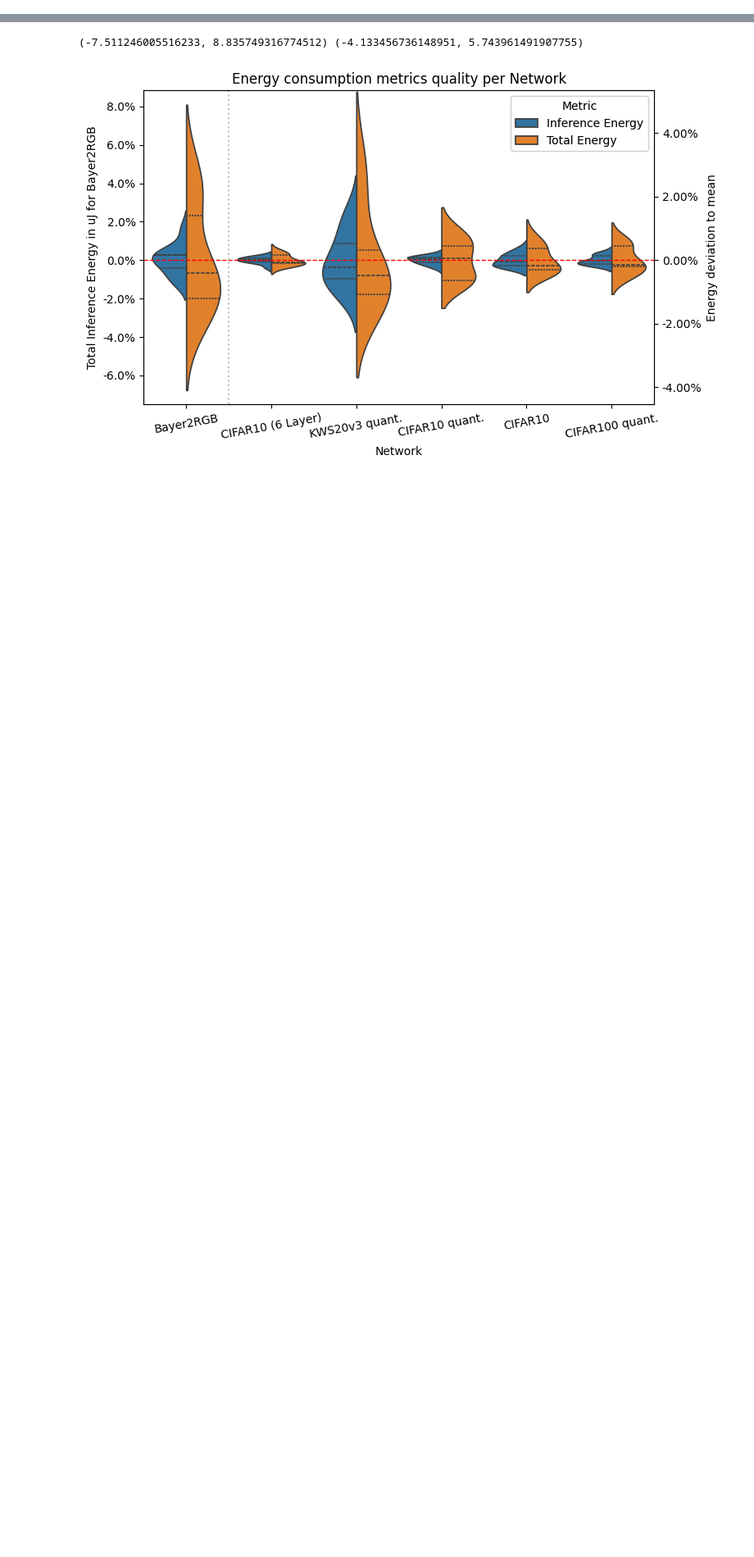
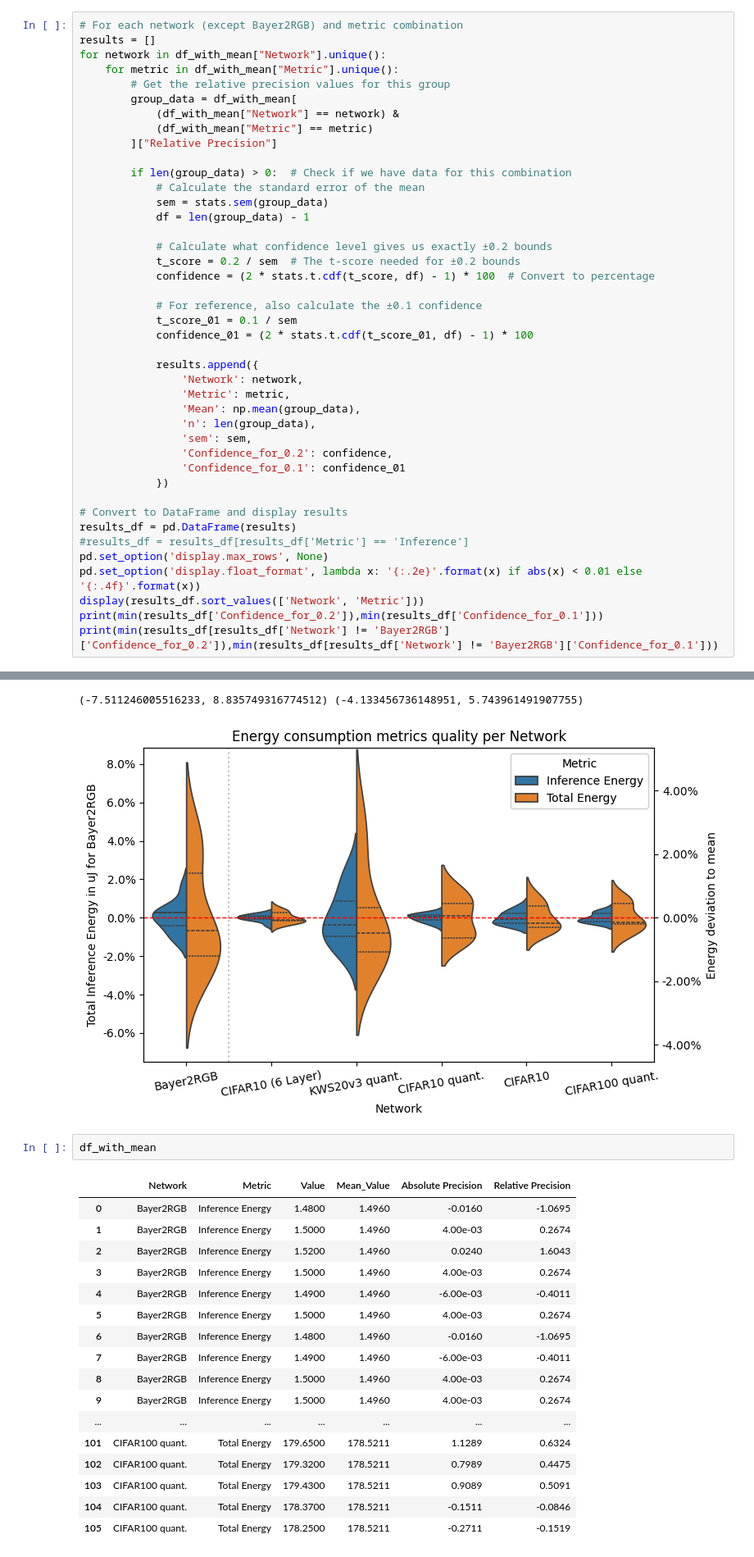
Before and after one commit to ekut-es/netdeployonnx, a Jupyter notebook: netdeployonnx/client/experiment_networks.ipynb, the cells around one changed output, grey strips where cells are left out. Shown at 82% size. Drawn from its saved outputs; the diff is of its cells as text; blank space fills up the shorter version.

```diff
--- a/netdeployonnx/client/experiment_networks.ipynb
+++ b/netdeployonnx/client/experiment_networks.ipynb
@@ -332,3 +332,45 @@ fig.savefig(figures_path / "05_repetition_metrics_per_network_accuracy.pdf", for
 _child0
 _child4
 [figure]
+# %%
+# For each network (except Bayer2RGB) and metric combination
+results = []
+for network in df_with_mean["Network"].unique():
+    for metric in df_with_mean["Metric"].unique():
+        # Get the relative precision values for this group
+        group_data = df_with_mean[
+            (df_with_mean["Network"] == network) &
+            (df_with_mean["Metric"] == metric)
+        ]["Relative Precision"]
+
+        if len(group_data) > 0:  # Check if we have data for this combination
+            # Calculate the standard error of the mean
+            sem = stats.sem(group_data)
+            df = len(group_data) - 1
+
+            # Calculate what confidence level gives us exactly ±0.2 bounds
+            t_score = 0.2 / sem  # The t-score needed for ±0.2 bounds
+            confidence = (2 * stats.t.cdf(t_score, df) - 1) * 100  # Convert to percentage
+
+            # For reference, also calculate the ±0.1 confidence
+            t_score_01 = 0.1 / sem
+            confidence_01 = (2 * stats.t.cdf(t_score_01, df) - 1) * 100
+
+            results.append({
+                'Network': network,
+                'Metric': metric,
+                'Mean': np.mean(group_data),
+                'n': len(group_data),
+                'sem': sem,
+                'Confidence_for_0.2': confidence,
+                'Confidence_for_0.1': confidence_01
+            })
+
+# Convert to DataFrame and display results
+results_df = pd.DataFrame(results)
+#results_df = results_df[results_df['Metric'] == 'Inference']
+pd.set_option('display.max_rows', None)
+pd.set_option('display.float_format', lambda x: '{:.2e}'.format(x) if abs(x) < 0.01 else '{:.4f}'.format(x))
+display(results_df.sort_values(['Network', 'Metric']))
+print(min(results_df['Confidence_for_0.2']),min(results_df['Confidence_for_0.1']))
+print(min(results_df[results_df['Network'] != 'Bayer2RGB']['Confidence_for_0.2']),min(results_df[results_df['Network'] != 'Bayer2RGB']['Confidence_for_0.1']))
@@ -780,3 +838,23 @@ plt.savefig(figures_path / "05_deployment_energy.pdf", format='pdf', bbox_inches
 # %% [output]
 (-7.511246005516233, 8.835749316774512) (-4.133456736148951, 5.743961491907755)
 [figure]
+# %%
+df_with_mean
+# %% [output]
+|  | Network | Metric | Value | Mean_Value | Absolute Precision | Relative Precision |
+| 0 | Bayer2RGB | Inference Energy | 1.4800 | 1.4960 | -0.0160 | -1.0695 |
+| 1 | Bayer2RGB | Inference Energy | 1.5000 | 1.4960 | 4.00e-03 | 0.2674 |
+| 2 | Bayer2RGB | Inference Energy | 1.5200 | 1.4960 | 0.0240 | 1.6043 |
+| 3 | Bayer2RGB | Inference Energy | 1.5000 | 1.4960 | 4.00e-03 | 0.2674 |
+| 4 | Bayer2RGB | Inference Energy | 1.4900 | 1.4960 | -6.00e-03 | -0.4011 |
+| 5 | Bayer2RGB | Inference Energy | 1.5000 | 1.4960 | 4.00e-03 | 0.2674 |
+| 6 | Bayer2RGB | Inference Energy | 1.4800 | 1.4960 | -0.0160 | -1.0695 |
+| 7 | Bayer2RGB | Inference Energy | 1.4900 | 1.4960 | -6.00e-03 | -0.4011 |
+| 8 | Bayer2RGB | Inference Energy | 1.5000 | 1.4960 | 4.00e-03 | 0.2674 |
+| 9 | Bayer2RGB | Inference Energy | 1.5000 | 1.4960 | 4.00e-03 | 0.2674 |
+| ... | ... | ... | ... | ... | ... | ... |
+| 101 | CIFAR100 quant. | Total Energy | 179.6500 | 178.5211 | 1.1289 | 0.6324 |
+| 102 | CIFAR100 quant. | Total Energy | 179.3200 | 178.5211 | 0.7989 | 0.4475 |
+| 103 | CIFAR100 quant. | Total Energy | 179.4300 | 178.5211 | 0.9089 | 0.5091 |
+| 104 | CIFAR100 quant. | Total Energy | 178.3700 | 178.5211 | -0.1511 | -0.0846 |
+| 105 | CIFAR100 quant. | Total Energy | 178.2500 | 178.5211 | -0.2711 | -0.1519 |
```
Also changed, not shown: parts of 5 cells of this notebook, 1 other file.
